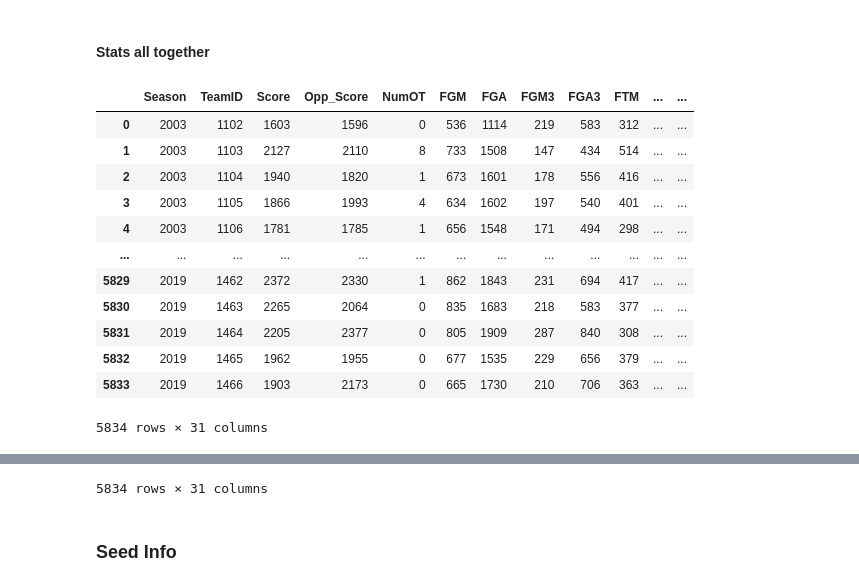
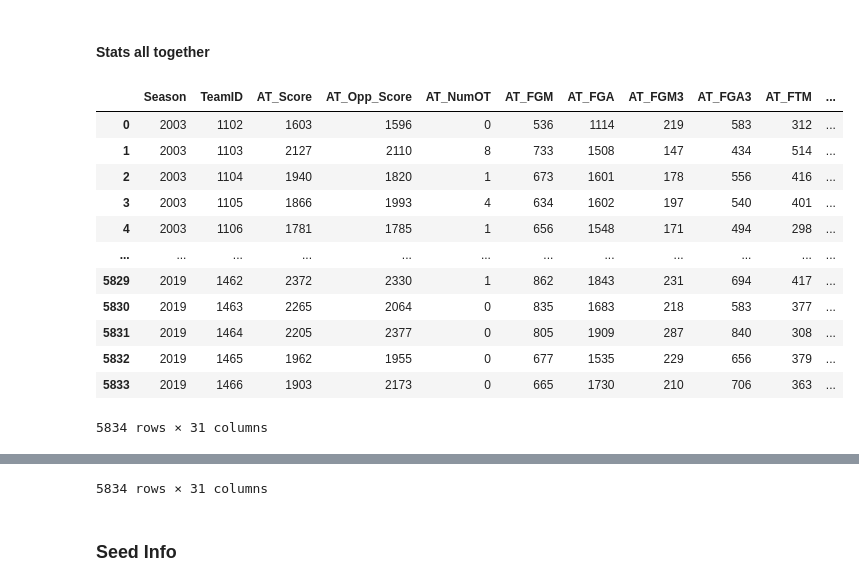
Before and after one commit to YT-Hwang/Kaggle_Competion, a Jupyter notebook: Google Cloud & NCAA® ML Competition 2020-NCAAM/2019 Season Simulation/2019 Simulation.ipynb, the cells around one changed output, grey strips where cells are left out. Drawn from its saved outputs; the diff is of its cells as text; code cells hidden in the pictures.

```diff
--- a/Google Cloud & NCAA® ML Competition 2020-NCAAM/2019 Season Simulation/2019 Simulation.ipynb
+++ b/Google Cloud & NCAA® ML Competition 2020-NCAAM/2019 Season Simulation/2019 Simulation.ipynb
@@ -428,35 +420,43 @@ See the caveats in the documentation: https://pandas.pydata.org/pandas-docs/stab
 #### Stats all together
 # %%
 # Get the Total Results per team per seaon from the regular season data
-
 all_stats = regular_detailed_result_M.copy()
 all_stats.drop(['Loc', 'CRType'], axis = 1, inplace=True)
 
 
 # Sum
-all_stats_total = all_stats.groupby(['Season', 'TeamID'], as_index = False).sum()
+all_stats_total = all_stats.groupby(['Season', 'TeamID']).sum()
 all_stats_total = all_stats_total.drop(['DayNum', 'Opp_TeamID', 'Result'], axis = 1)
 
-all_stats_total
 
 # Avg per game
 all_stats_avg = all_stats.groupby(['Season', 'TeamID']).sum()
 all_stats_avg = all_stats_avg.iloc[:,:].div(all_stats_avg.Result, axis=0)
 all_stats_avg = all_stats_avg.drop(['DayNum', 'Opp_TeamID', 'Result'], axis = 1)
+
+
+
+# Add Prefix
+all_stats_total = all_stats_total.add_prefix('AT_')
+all_stats_avg = all_stats_avg.add_prefix('AA_')
+
+all_stats_total.reset_index(inplace=True)
 all_stats_avg.reset_index(inplace=True)
 
+
+all_stats_total
 all_stats_avg
 # %% [output]
-|  | Season | TeamID | Score | Opp_Score | NumOT | FGM | FGA | FGM3 | FGA3 | FTM | ... | ... |
-| 0 | 2003 | 1102 | 1603 | 1596 | 0 | 536 | 1114 | 219 | 583 | 312 | ... | ... |
-| 1 | 2003 | 1103 | 2127 | 2110 | 8 | 733 | 1508 | 147 | 434 | 514 | ... | ... |
-| 2 | 2003 | 1104 | 1940 | 1820 | 1 | 673 | 1601 | 178 | 556 | 416 | ... | ... |
-| 3 | 2003 | 1105 | 1866 | 1993 | 4 | 634 | 1602 | 197 | 540 | 401 | ... | ... |
-| 4 | 2003 | 1106 | 1781 | 1785 | 1 | 656 | 1548 | 171 | 494 | 298 | ... | ... |
-| ... | ... | ... | ... | ... | ... | ... | ... | ... | ... | ... | ... | ... |
-| 5829 | 2019 | 1462 | 2372 | 2330 | 1 | 862 | 1843 | 231 | 694 | 417 | ... | ... |
-| 5830 | 2019 | 1463 | 2265 | 2064 | 0 | 835 | 1683 | 218 | 583 | 377 | ... | ... |
-| 5831 | 2019 | 1464 | 2205 | 2377 | 0 | 805 | 1909 | 287 | 840 | 308 | ... | ... |
-| 5832 | 2019 | 1465 | 1962 | 1955 | 0 | 677 | 1535 | 229 | 656 | 379 | ... | ... |
-| 5833 | 2019 | 1466 | 1903 | 2173 | 0 | 665 | 1730 | 210 | 706 | 363 | ... | ... |
+|  | Season | TeamID | AT_Score | AT_Opp_Score | AT_NumOT | AT_FGM | AT_FGA | AT_FGM3 | AT_FGA3 | AT_FTM | ... |
+| 0 | 2003 | 1102 | 1603 | 1596 | 0 | 536 | 1114 | 219 | 583 | 312 | ... |
+| 1 | 2003 | 1103 | 2127 | 2110 | 8 | 733 | 1508 | 147 | 434 | 514 | ... |
+| 2 | 2003 | 1104 | 1940 | 1820 | 1 | 673 | 1601 | 178 | 556 | 416 | ... |
+| 3 | 2003 | 1105 | 1866 | 1993 | 4 | 634 | 1602 | 197 | 540 | 401 | ... |
+| 4 | 2003 | 1106 | 1781 | 1785 | 1 | 656 | 1548 | 171 | 494 | 298 | ... |
+| ... | ... | ... | ... | ... | ... | ... | ... | ... | ... | ... | ... |
+| 5829 | 2019 | 1462 | 2372 | 2330 | 1 | 862 | 1843 | 231 | 694 | 417 | ... |
+| 5830 | 2019 | 1463 | 2265 | 2064 | 0 | 835 | 1683 | 218 | 583 | 377 | ... |
+| 5831 | 2019 | 1464 | 2205 | 2377 | 0 | 805 | 1909 | 287 | 840 | 308 | ... |
+| 5832 | 2019 | 1465 | 1962 | 1955 | 0 | 677 | 1535 | 229 | 656 | 379 | ... |
+| 5833 | 2019 | 1466 | 1903 | 2173 | 0 | 665 | 1730 | 210 | 706 | 363 | ... |
 5834 rows × 31 columns
```
Also changed, not shown: parts of 21 cells of this notebook, 1 other file.
